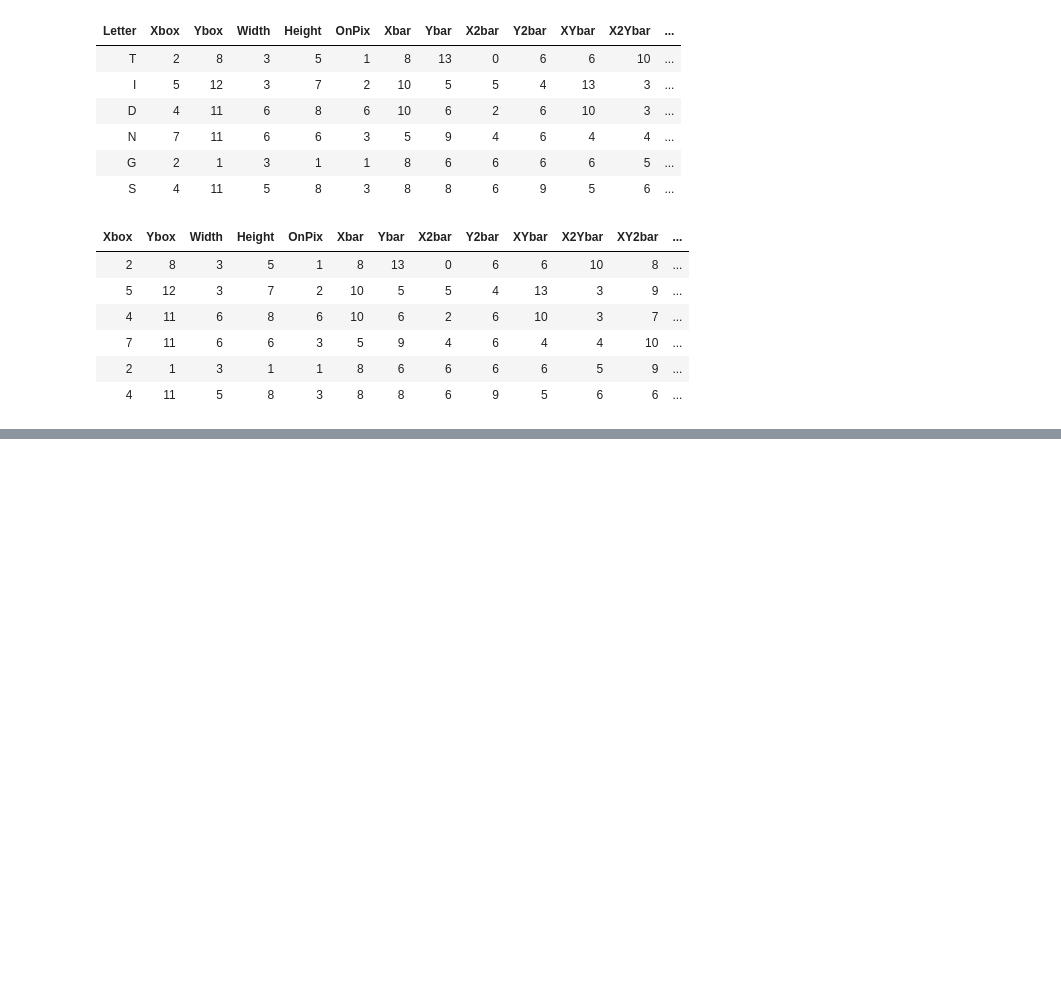
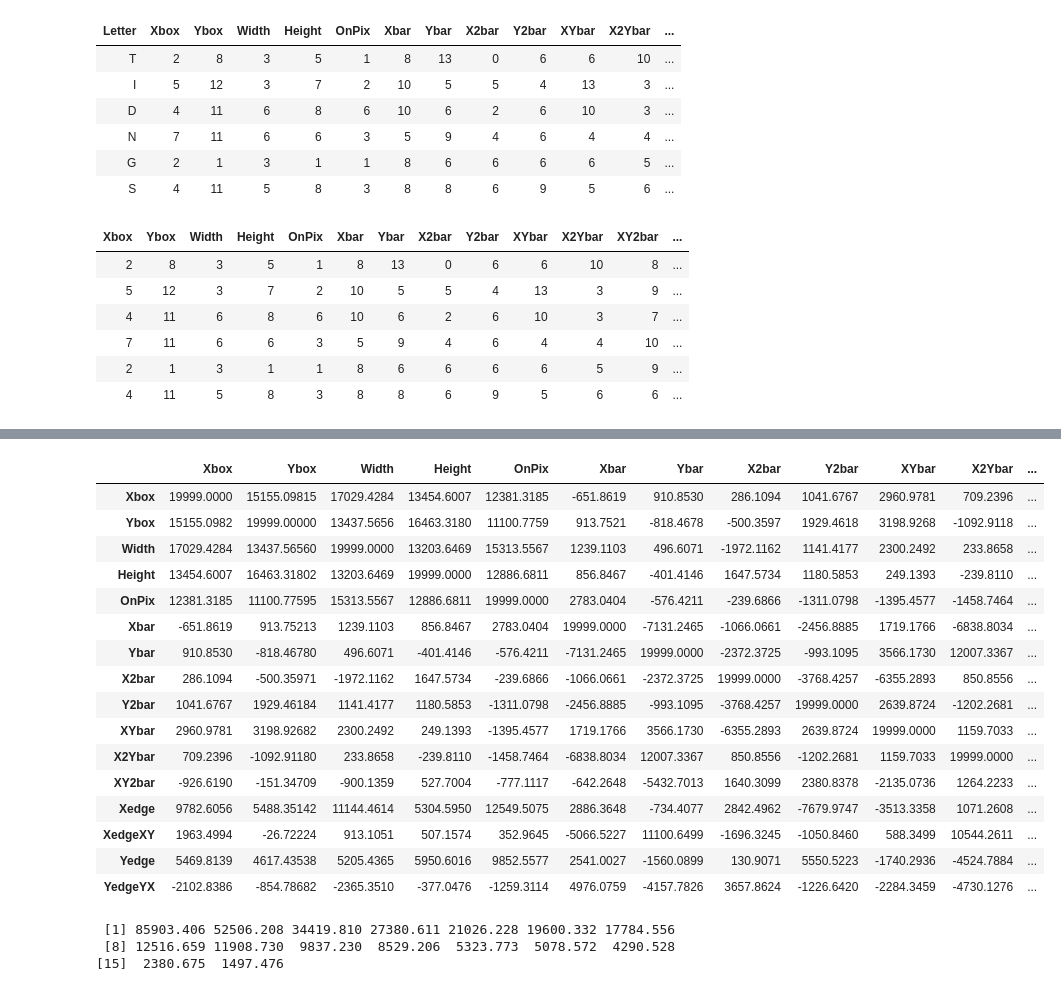
Before and after one commit to Hodapp87/cincyfp_presentation_R_2016_12, a Jupyter notebook: CincyFP_Letters_example.ipynb, the cells around one changed output, grey strips where cells are left out. Saved outputs shown, nothing was run; the diff lists cells and outputs as text; code cells hidden in the pictures; blank space fills up the shorter version.

```diff
--- a/CincyFP_Letters_example.ipynb
+++ b/CincyFP_Letters_example.ipynb
@@ -397,0 +422,20 @@ head(letters[-which(names(letters) == "Letter")])
+# %%
+t(mtx) %*% mtx
+# %% [output]
+|  | Xbox | Ybox | Width | Height | OnPix | Xbar | Ybar | X2bar | Y2bar | XYbar | X2Ybar | ... |
+| Xbox | 19999.0000 | 15155.09815 | 17029.4284 | 13454.6007 | 12381.3185 | -651.8619 | 910.8530 | 286.1094 | 1041.6767 | 2960.9781 | 709.2396 | ... |
+| Ybox | 15155.0982 | 19999.00000 | 13437.5656 | 16463.3180 | 11100.7759 | 913.7521 | -818.4678 | -500.3597 | 1929.4618 | 3198.9268 | -1092.9118 | ... |
+| Width | 17029.4284 | 13437.56560 | 19999.0000 | 13203.6469 | 15313.5567 | 1239.1103 | 496.6071 | -1972.1162 | 1141.4177 | 2300.2492 | 233.8658 | ... |
+| Height | 13454.6007 | 16463.31802 | 13203.6469 | 19999.0000 | 12886.6811 | 856.8467 | -401.4146 | 1647.5734 | 1180.5853 | 249.1393 | -239.8110 | ... |
+| OnPix | 12381.3185 | 11100.77595 | 15313.5567 | 12886.6811 | 19999.0000 | 2783.0404 | -576.4211 | -239.6866 | -1311.0798 | -1395.4577 | -1458.7464 | ... |
+| Xbar | -651.8619 | 913.75213 | 1239.1103 | 856.8467 | 2783.0404 | 19999.0000 | -7131.2465 | -1066.0661 | -2456.8885 | 1719.1766 | -6838.8034 | ... |
+| Ybar | 910.8530 | -818.46780 | 496.6071 | -401.4146 | -576.4211 | -7131.2465 | 19999.0000 | -2372.3725 | -993.1095 | 3566.1730 | 12007.3367 | ... |
+| X2bar | 286.1094 | -500.35971 | -1972.1162 | 1647.5734 | -239.6866 | -1066.0661 | -2372.3725 | 19999.0000 | -3768.4257 | -6355.2893 | 850.8556 | ... |
+| Y2bar | 1041.6767 | 1929.46184 | 1141.4177 | 1180.5853 | -1311.0798 | -2456.8885 | -993.1095 | -3768.4257 | 19999.0000 | 2639.8724 | -1202.2681 | ... |
+| XYbar | 2960.9781 | 3198.92682 | 2300.2492 | 249.1393 | -1395.4577 | 1719.1766 | 3566.1730 | -6355.2893 | 2639.8724 | 19999.0000 | 1159.7033 | ... |
+| X2Ybar | 709.2396 | -1092.91180 | 233.8658 | -239.8110 | -1458.7464 | -6838.8034 | 12007.3367 | 850.8556 | -1202.2681 | 1159.7033 | 19999.0000 | ... |
+| XY2bar | -926.6190 | -151.34709 | -900.1359 | 527.7004 | -777.1117 | -642.2648 | -5432.7013 | 1640.3099 | 2380.8378 | -2135.0736 | 1264.2233 | ... |
+| Xedge | 9782.6056 | 5488.35142 | 11144.4614 | 5304.5950 | 12549.5075 | 2886.3648 | -734.4077 | 2842.4962 | -7679.9747 | -3513.3358 | 1071.2608 | ... |
+| XedgeXY | 1963.4994 | -26.72224 | 913.1051 | 507.1574 | 352.9645 | -5066.5227 | 11100.6499 | -1696.3245 | -1050.8460 | 588.3499 | 10544.2611 | ... |
+| Yedge | 5469.8139 | 4617.43538 | 5205.4365 | 5950.6016 | 9852.5577 | 2541.0027 | -1560.0899 | 130.9071 | 5550.5223 | -1740.2936 | -4524.7884 | ... |
+| YedgeYX | -2102.8386 | -854.78682 | -2365.3510 | -377.0476 | -1259.3114 | 4976.0759 | -4157.7826 | 3657.8624 | -1226.6420 | -2284.3459 | -4730.1276 | ... |
@@ -397,0 +444,6 @@ head(letters[-which(names(letters) == "Letter")])
+# %%
+r$values
+# %% [output]
+ [1] 85903.406 52506.208 34419.810 27380.611 21026.228 19600.332 17784.556
+ [8] 12516.659 11908.730  9837.230  8529.206  5323.773  5078.572  4290.528
+[15]  2380.675  1497.476
```
Also changed, not shown: parts of 11 cells of this notebook, 1 other file.
